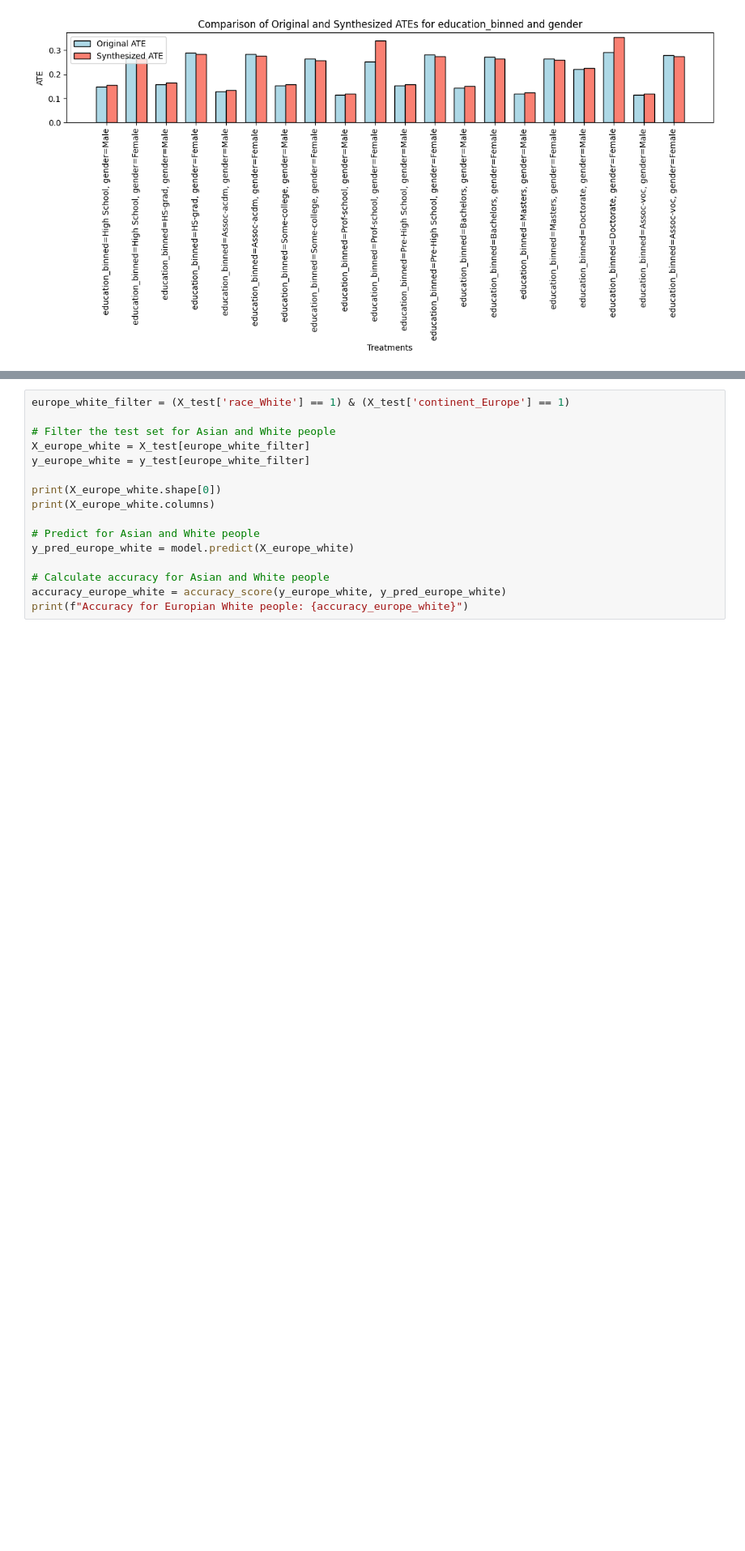
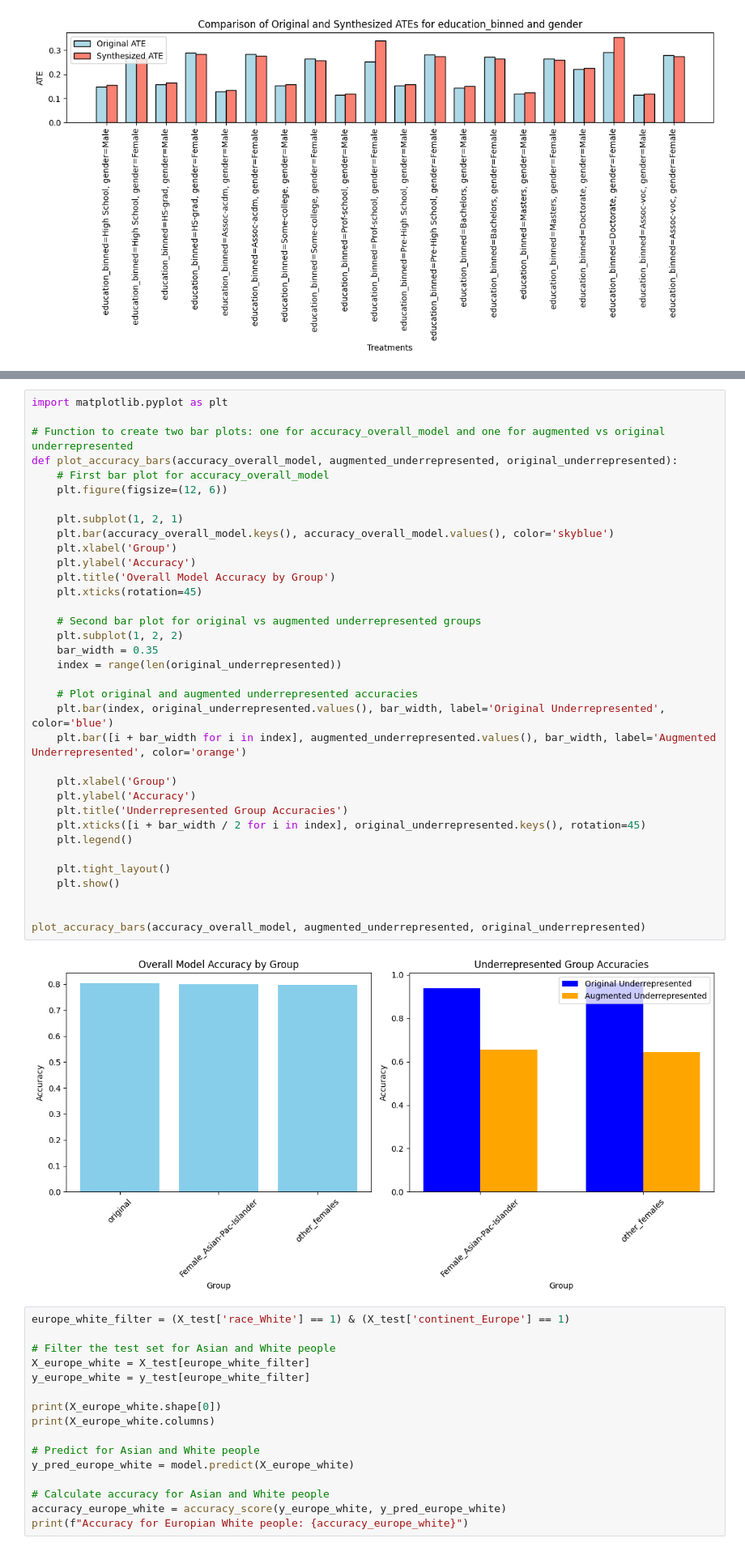
Before and after one commit to Strugoeden121/DataScience236006-Final, a Jupyter notebook: proj_eden_edu.ipynb, the cells around one changed output, grey strips where cells are left out. Shown at 81% size. Drawn from its saved outputs; the diff is of its cells as text; blank space fills up the shorter version.

```diff
--- a/proj_eden_edu.ipynb
+++ b/proj_eden_edu.ipynb
@@ -1187,3 +1242,40 @@ print(f"Accuracy: {accuracy}")
+# %%
+import matplotlib.pyplot as plt
+
+# Function to create two bar plots: one for accuracy_overall_model and one for augmented vs original underrepresented
+def plot_accuracy_bars(accuracy_overall_model, augmented_underrepresented, original_underrepresented):
+    # First bar plot for accuracy_overall_model
+    plt.figure(figsize=(12, 6))
+
+    plt.subplot(1, 2, 1)
+    plt.bar(accuracy_overall_model.keys(), accuracy_overall_model.values(), color='skyblue')
+    plt.xlabel('Group')
+    plt.ylabel('Accuracy')
+    plt.title('Overall Model Accuracy by Group')
+    plt.xticks(rotation=45)
+
+    # Second bar plot for original vs augmented underrepresented groups
+    plt.subplot(1, 2, 2)
+    bar_width = 0.35
+    index = range(len(original_underrepresented))
+
+    # Plot original and augmented underrepresented accuracies
+    plt.bar(index, original_underrepresented.values(), bar_width, label='Original Underrepresented', color='blue')
+    plt.bar([i + bar_width for i in index], augmented_underrepresented.values(), bar_width, label='Augmented Underrepresented', color='orange')
+
+    plt.xlabel('Group')
+    plt.ylabel('Accuracy')
+    plt.title('Underrepresented Group Accuracies')
+    plt.xticks([i + bar_width / 2 for i in index], original_underrepresented.keys(), rotation=45)
+    plt.legend()
+
+    plt.tight_layout()
+    plt.show()
+
+
+plot_accuracy_bars(accuracy_overall_model, augmented_underrepresented, original_underrepresented)
+# %% [output]
+[figure, added]
 # %%
 europe_white_filter = (X_test['race_White'] == 1) & (X_test['continent_Europe'] == 1)
 
```
Also changed, not shown: parts of 12 cells of this notebook.
